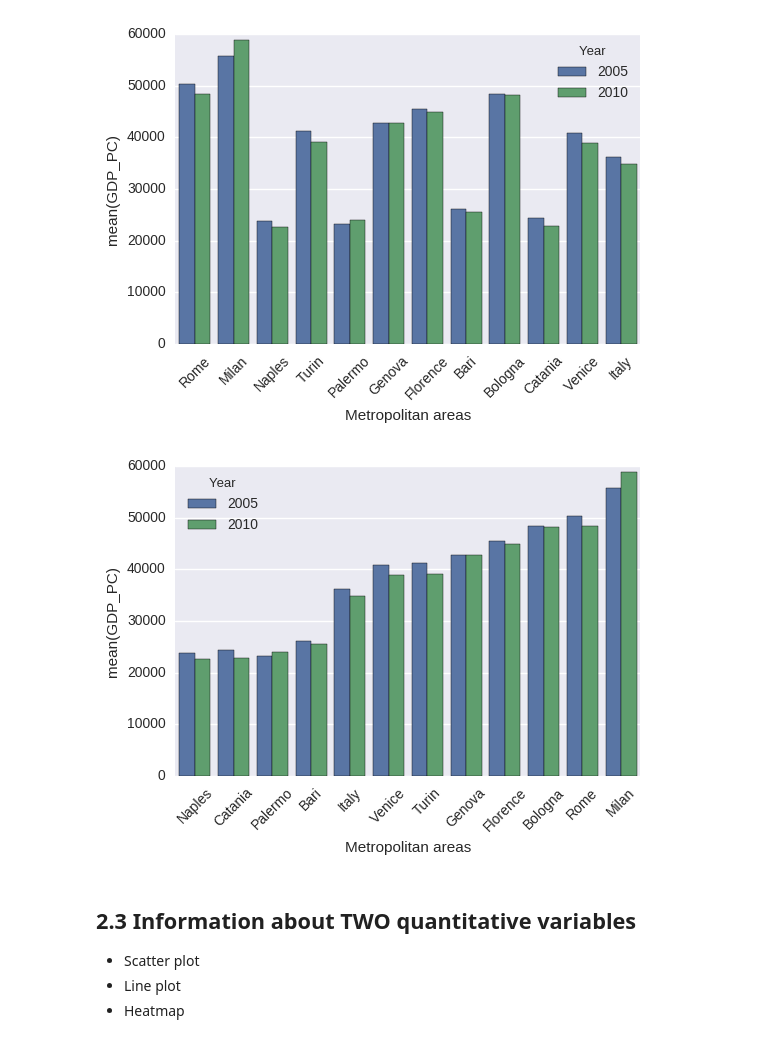
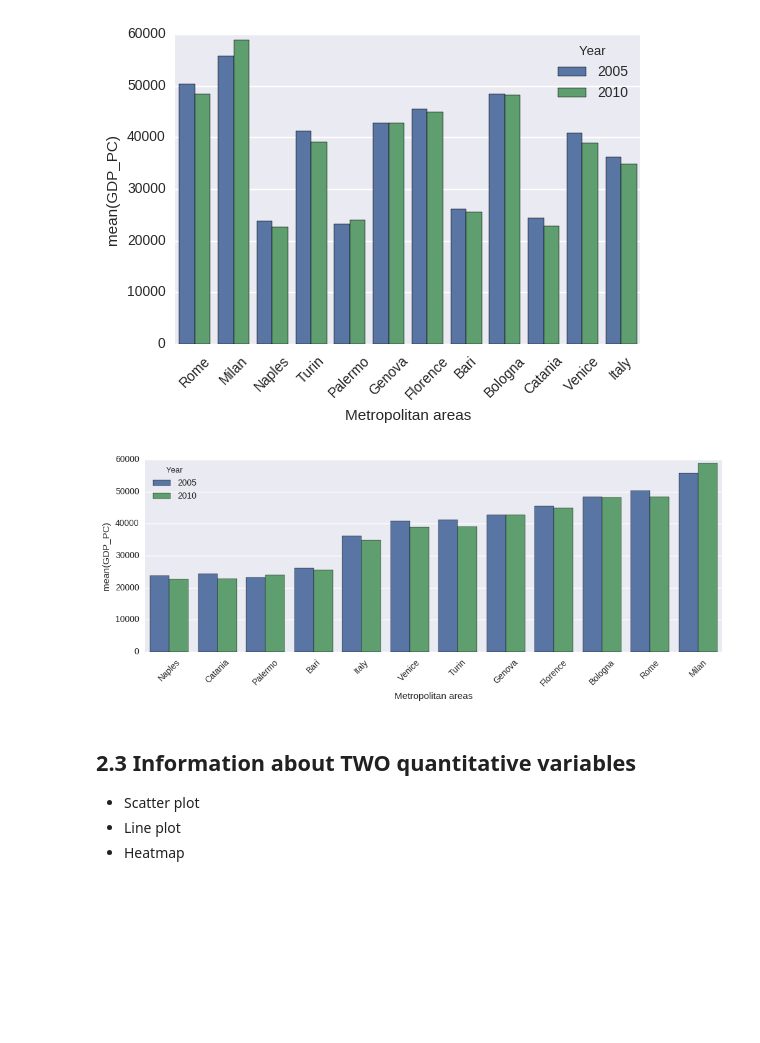
Before and after one commit to jgarciab/wwd2018, a Jupyter notebook: 6_DataViz/class_6a_data_visualization.ipynb, the cells around one changed output. Cells and saved outputs as stored; diff of their text form; code cells hidden in the pictures; blank space fills up the shorter version.

```diff
--- a/6_DataViz/class_6a_data_visualization.ipynb
+++ b/6_DataViz/class_6a_data_visualization.ipynb
@@ -30,7 +30,7 @@ import numpy as np
 
 def read_our_csv():
     #reading the raw data from oecd
-    df = pd.read_csv("../class_data/CITIES_19122016195113034.csv",sep="\t")
+    df = pd.read_csv("../4_TidyData/data/CITIES_19122016195113034.csv",sep="\t")
 
     #fixing the columns (the first one is ""METRO_ID"" instead of "METRO_ID")
     cols = list(df.columns)
@@ -253,6 +254,6 @@ Image(url="images/steven.png",width=500)
 # %%
 df = read_our_csv()
-df["C"] = df["METRO_ID"].apply(lambda x: x[:2])
+df["C"] = df["METRO_ID"].str.slice(0,2)
 df = df.dropna(subset=["GDP_PC"])
 df.head()
 # %% [output]
@@ -305,13 +311,16 @@ Counter({2: 268,
 # %%
 from scipy.stats import norm,lognorm,expon
 
-#seaborn defaults
-sns.set()
 #And we can visualize it with a histogram
 plt.figure(figsize=(4,3))
 
 #Histogram
-sns.distplot(df["GDP_PC"], fit=norm, kde=True,rug=False,norm_hist=True,bins=range(1000,90000,1000)) #no missing values
+sns.distplot(df["GDP_PC"],
+             fit=norm,
+             kde=True,
+             rug=False,
+             norm_hist=True,
+             bins=range(1000,90000,1000)) #no missing values
 plt.xlim(1000,90000)
 # %% [output]
 (1000, 90000)
@@ -416,12 +430,12 @@ plt.show()
 [figure]
 # %%
 df_2010_15 = df_2010_15.sort_values(by="GDP_PC")
-plt.figure(figsize=(6,4))
+plt.figure(figsize=(12,4))
 sns.barplot(x="Metropolitan areas",y="GDP_PC",data=df_2010_15,hue="Year")
 plt.xticks(rotation=45)
 plt.show()
 # %% [output]
-[figure, old version]
+[figure, new version]
 # %% [markdown]
 ## 2.3 Information about TWO quantitative variables
 - Scatter plot
```
Also changed, not shown: parts of 21 cells of this notebook, 12 other files.
